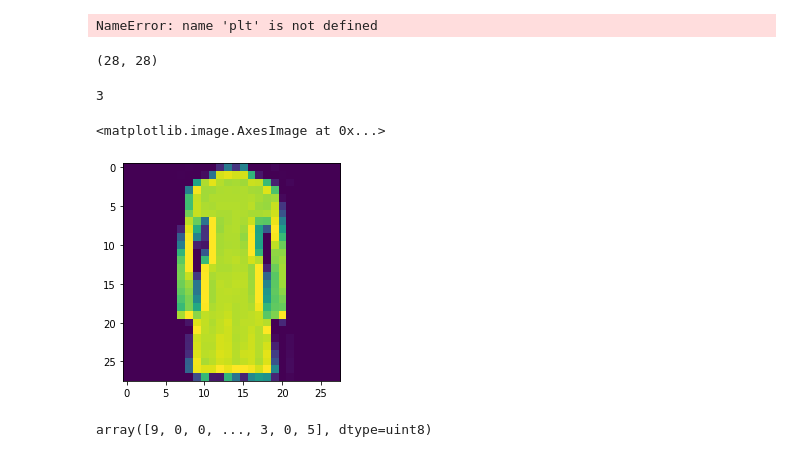
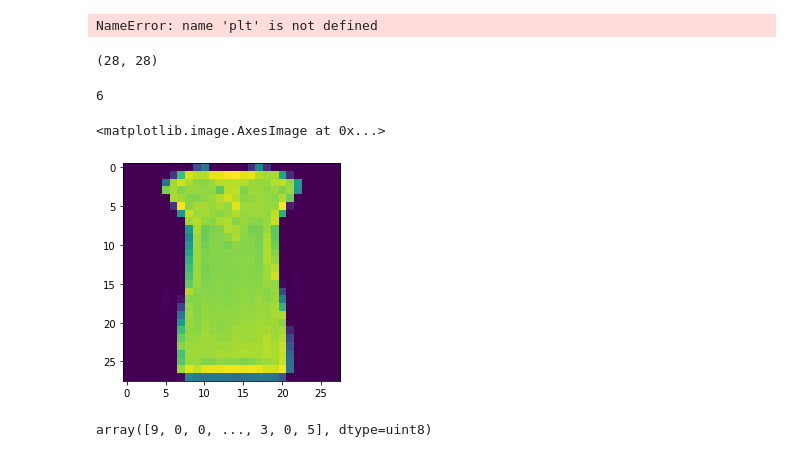
Before and after one commit to miguelmyers8/Metal, a Jupyter notebook: deprecated/examples/Untitled2.ipynb, the cells around one changed output. Cells and saved outputs as stored; diff of their text form; code cells hidden in the pictures.

```diff
--- a/deprecated/examples/Untitled2.ipynb
+++ b/deprecated/examples/Untitled2.ipynb
@@ -325,8 +330,8 @@ plt.imshow((X_test[50:51].reshape(8,8)))
 # %% [output]
 NameError: name 'plt' is not defined
 # %%
-print(xt[-100:][50].shape)
-vv=xt[-100:][50].reshape(1, 28, 28, 1)
+print(xt[-100:][55].shape)
+vv=xt[-100:][55].reshape(1, 28, 28, 1)
 #vvv = imgs_trans(vv,12)
 #predictions = nn.predict(vvv)
 ooo = nn._forward_pass(vv, retain_derived=False)
@@ -334,14 +339,14 @@ list_pred = ooo.flatten().tolist()
 list_pred.index(max(list_pred))
 # %% [output]
 (28, 28)
-3
+6
 # %%
 import matplotlib.pyplot as plt
 # %%
-plt.imshow(xt[-100:][50].reshape(28, 28))
+plt.imshow(xt[-100:][55].reshape(28, 28))
 # %% [output]
 <matplotlib.image.AxesImage at 0x...>
-[figure, old version]
+[figure, new version]
 # %%
 y_trainp
 # %% [output]
```
Also changed, not shown: parts of 2 cells of this notebook, 2 other files.
